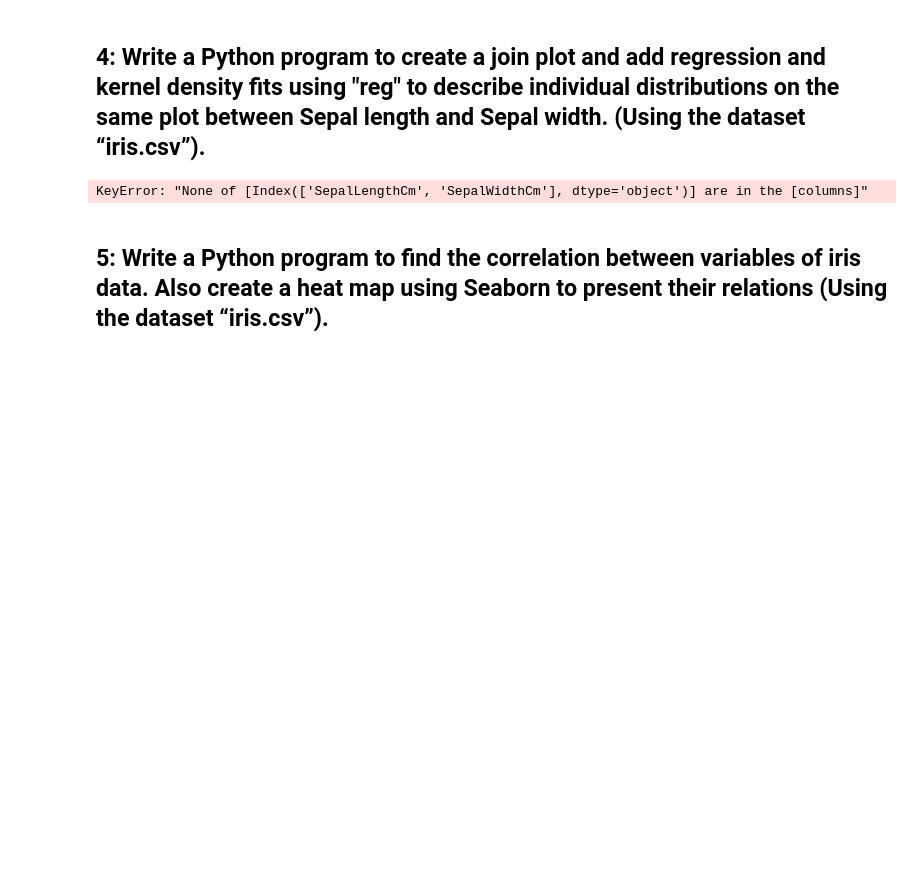
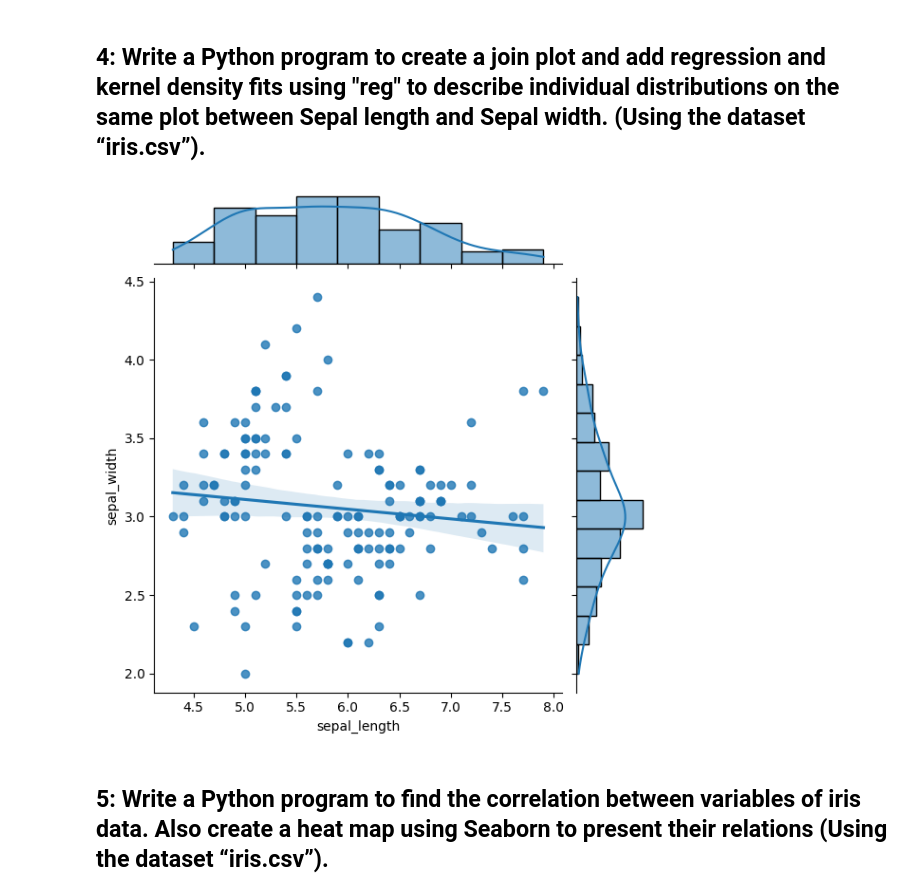
Before and after one commit to jay-neo/Python-II, a Jupyter notebook: Seaborn.ipynb, the cells around one changed output. Drawn from its saved outputs; the diff is of its cells as text; code cells hidden in the pictures; blank space fills up the shorter version.

```diff
--- a/Seaborn.ipynb
+++ b/Seaborn.ipynb
@@ -46,14 +50,10 @@ ValueError: Could not interpret value `sepal.length` for `x`. An entry with this
 # %% [markdown]
 ## 4: Write a Python program to create a join plot and add regression and kernel density fits using "reg" to describe individual distributions on the same plot between Sepal length and Sepal width. (Using the dataset “iris.csv”).
 # %%
-from sklearn.linear_model import LinearRegression
-from sklearn.model_selection import train_test_split
-iris1=pd.read_csv("iris.csv")
-X_train, X_test, y_train, y_test = train_test_split(iris1[['SepalLengthCm', 'SepalWidthCm']], iris1['Species'], test_size=0.25)
-reg = LinearRegression()
-sns.jointplot(x='SepalLengthCm', y='SepalWidthCm', data=iris1, kind='reg',color="red")
+sns.jointplot(x='sepal_length',y='sepal_width',data=df,kind='reg')
+plt.show()
 # %% [output]
-KeyError: "None of [Index(['SepalLengthCm', 'SepalWidthCm'], dtype='object')] are in the [columns]"
+[figure, added]
 # %% [markdown]
 ## 5: Write a Python program to find the correlation between variables of iris data. Also create a heat map using Seaborn to present their relations (Using the dataset “iris.csv”).
 # %%
```
Also changed, not shown: parts of 3 cells of this notebook, 4 other files.
